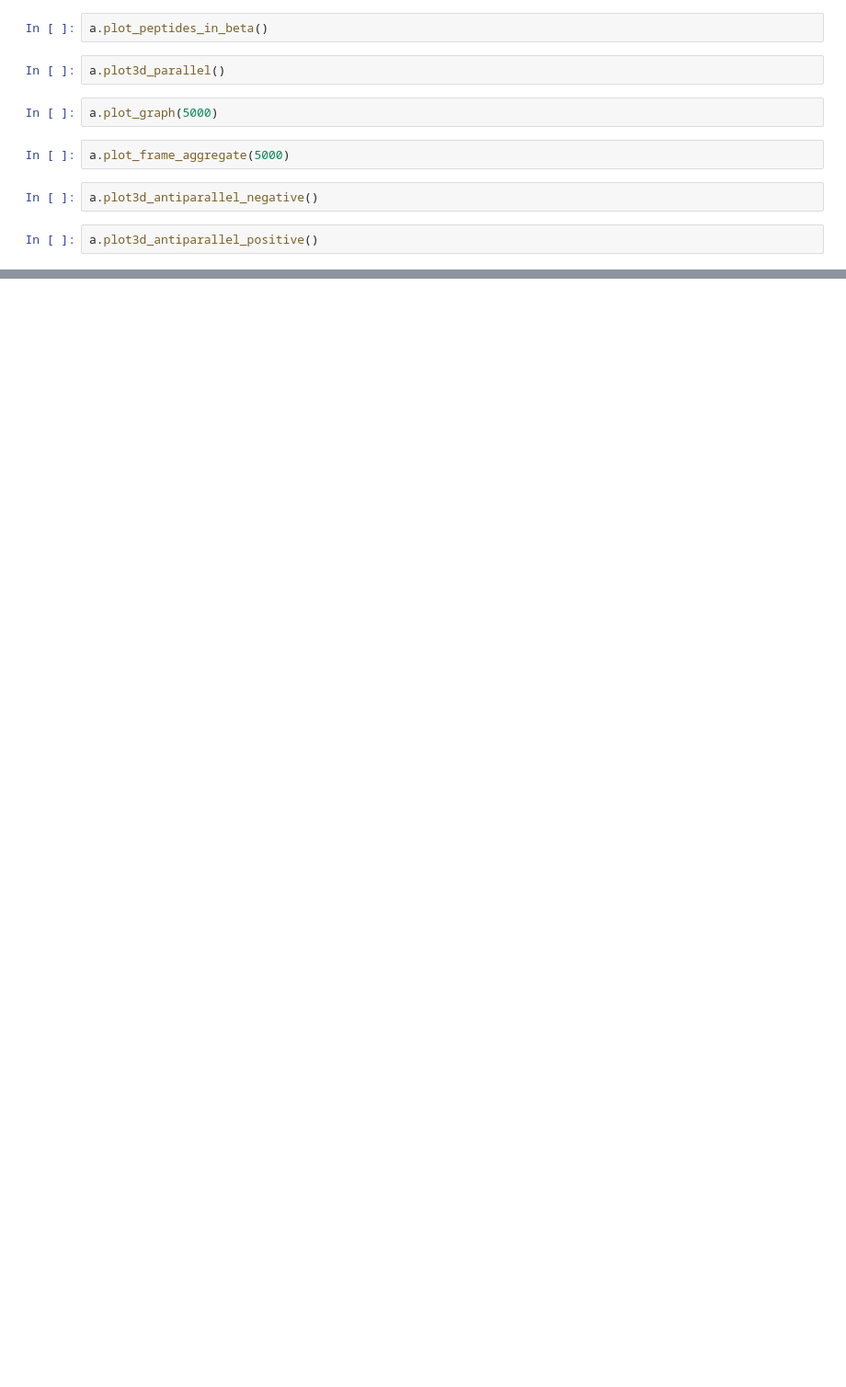
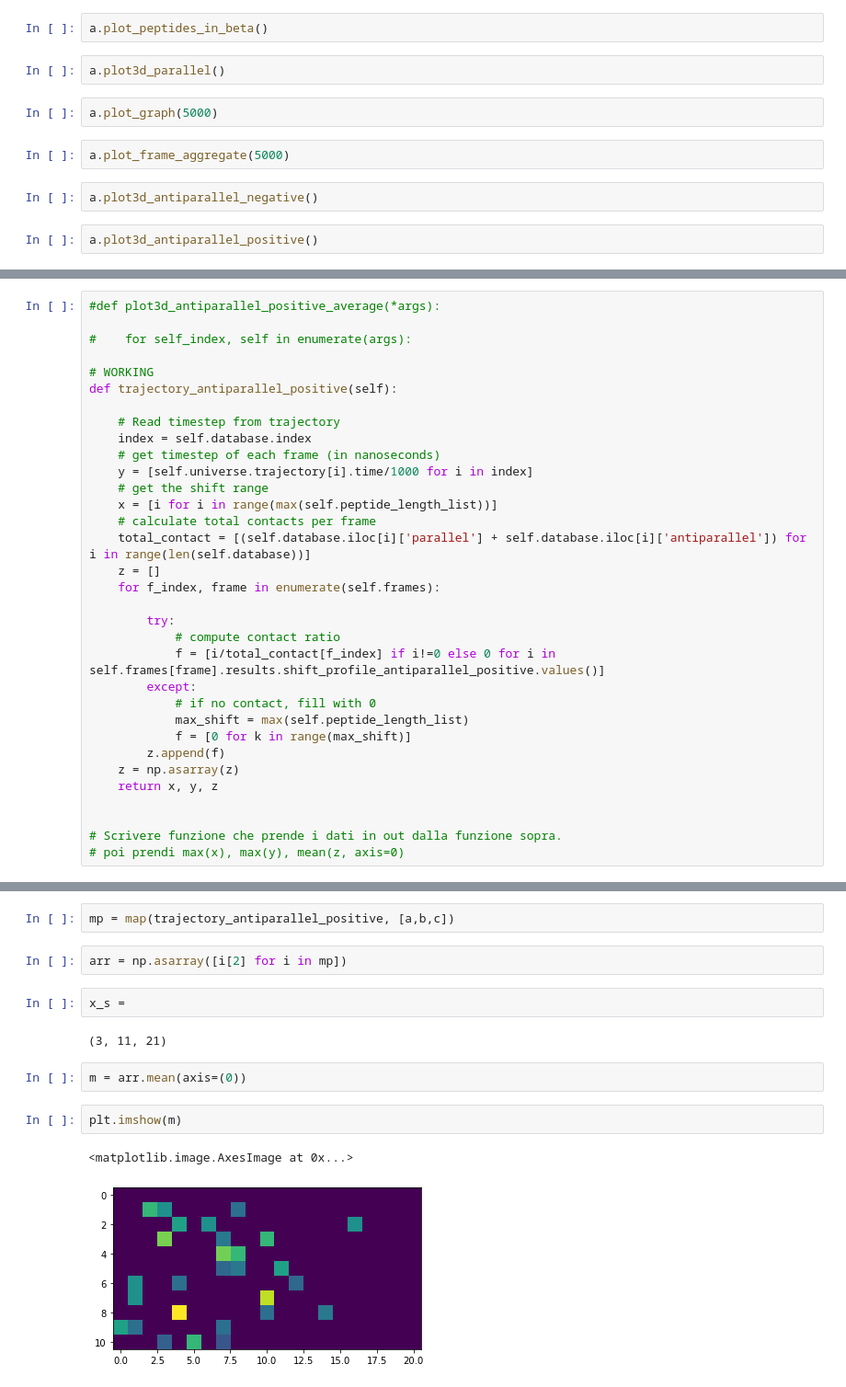
Before and after one commit to lillux/morphoscanner, a Jupyter notebook: sap_analysis.ipynb, the cells around one changed output, grey strips where cells are left out. Shown at 92% size. Cells and saved outputs as stored; diff of their text form; blank space fills up the shorter version.

Commit message:
Testing function to do analysis on multiple trajectory, test in jupyter

```diff
--- a/sap_analysis.ipynb
+++ b/sap_analysis.ipynb
@@ -540,0 +1420,33 @@ a.plot3d_antiparallel_positive()
+# %%
+#def plot3d_antiparallel_positive_average(*args):
+
+#    for self_index, self in enumerate(args):
+
+# WORKING
+def trajectory_antiparallel_positive(self):
+
+    # Read timestep from trajectory
+    index = self.database.index
+    # get timestep of each frame (in nanoseconds)
+    y = [self.universe.trajectory[i].time/1000 for i in index]
+    # get the shift range
+    x = [i for i in range(max(self.peptide_length_list))]
+    # calculate total contacts per frame
+    total_contact = [(self.database.iloc[i]['parallel'] + self.database.iloc[i]['antiparallel']) for i in range(len(self.database))]
+    z = []
+    for f_index, frame in enumerate(self.frames):
+
+        try:
+            # compute contact ratio
+            f = [i/total_contact[f_index] if i!=0 else 0 for i in self.frames[frame].results.shift_profile_antiparallel_positive.values()]
+        except:
+            # if no contact, fill with 0
+            max_shift = max(self.peptide_length_list)
+            f = [0 for k in range(max_shift)]
+        z.append(f)
+    z = np.asarray(z)
+    return x, y, z
+
+
+# Scrivere funzione che prende i dati in out dalla funzione sopra.
+# poi prendi max(x), max(y), mean(z, axis=0)
@@ -540,0 +1469,15 @@ a.plot3d_antiparallel_positive()
+# %%
+mp = map(trajectory_antiparallel_positive, [a,b,c])
+# %%
+arr = np.asarray([i[2] for i in mp])
+# %%
+x_s =
+# %% [output]
+(3, 11, 21)
+# %%
+m = arr.mean(axis=(0))
+# %%
+plt.imshow(m)
+# %% [output]
+<matplotlib.image.AxesImage at 0x...>
+[figure, added]
```
Also changed, not shown: parts of 16 cells of this notebook.
